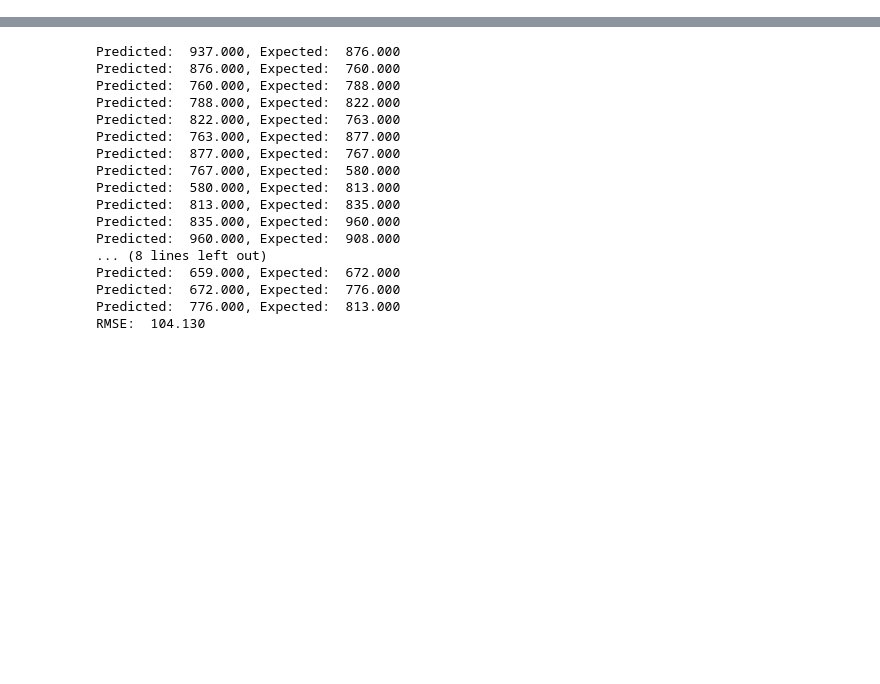
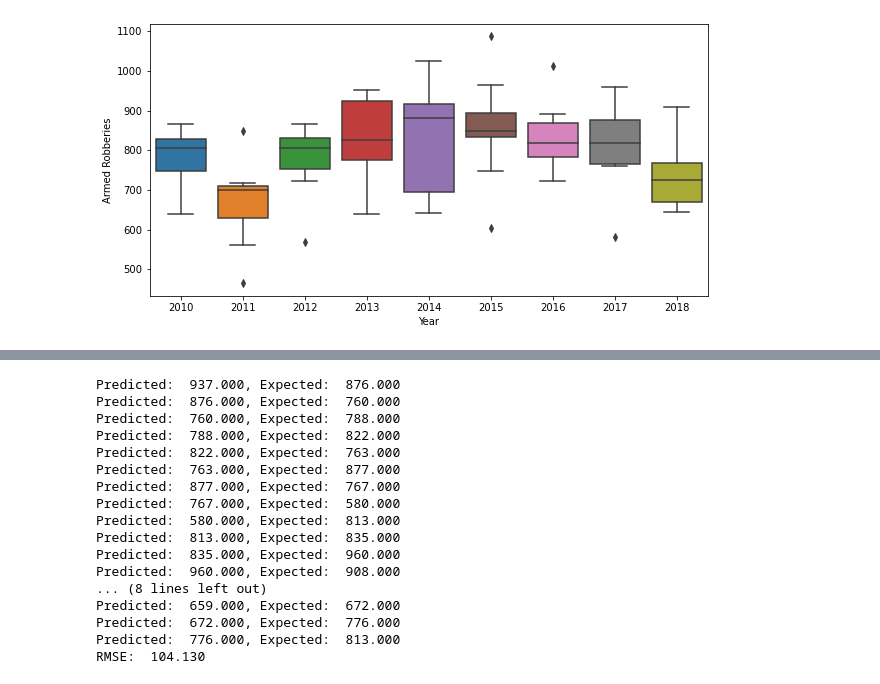
Before and after one commit to grantrzchan/HTX_Armed_Robberies, a Jupyter notebook: HTX_Robberies_ARIMA.ipynb, the cells around one changed output, grey strips where cells are left out. Cells and saved outputs as stored; diff of their text form; code cells hidden in the pictures; blank space fills up the shorter version.

Commit message:
tidied up improved ARIMA analysis

```diff
--- a/HTX_Robberies_ARIMA.ipynb
+++ b/HTX_Robberies_ARIMA.ipynb
@@ -40,0 +57,20 @@ Name: 982.0, dtype: float64
+# %%
+#group data by year for mean, variance and box plot analysis
+#2009 only has 6 months of data. We exclude them in the boxplot
+y_grps = data_set['2010':'2018'].groupby(pd.Grouper(freq='A'))
+yrs = pd.DataFrame({name.year: grp.values for name, grp in y_grps})
+plt.figure(figsize=(5,3))
+plt.figure(1)
+plt.subplot(211)
+sns.lineplot(data=yrs.mean())
+plt.title('Mean armed robberies in Houston, TX')
+plt.xlabel('Year')
+plt.ylabel('Mean armed robberies')
+plt.figure(figsize=(5,3))
+plt.figure(2)
+plt.subplot(212)
+sns.lineplot(data=yrs.var())
+plt.title('Variance of armed robberies in Houston, TX')
+plt.xlabel('Year')
+plt.ylabel('Variance of armed robberies')
+yrs
@@ -40,0 +93,8 @@ Name: 982.0, dtype: float64
+# %%
+plt.figure(figsize=(10,5))
+sns.boxplot(data=yrs)
+plt.xlabel('Year')
+plt.ylabel('Armed Robberies')
+plt.show()
+# %% [output]
+[figure, added]
```
Also changed, not shown: parts of 79 cells of this notebook.
